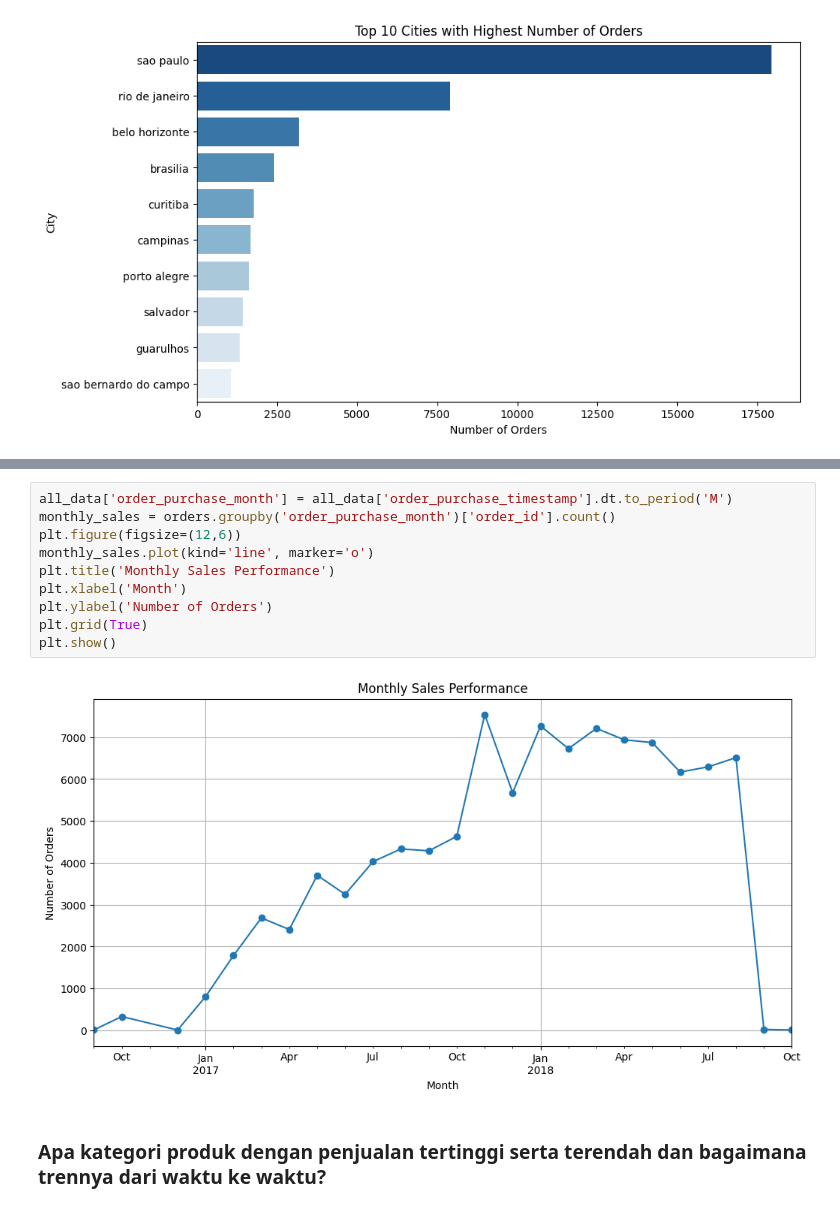
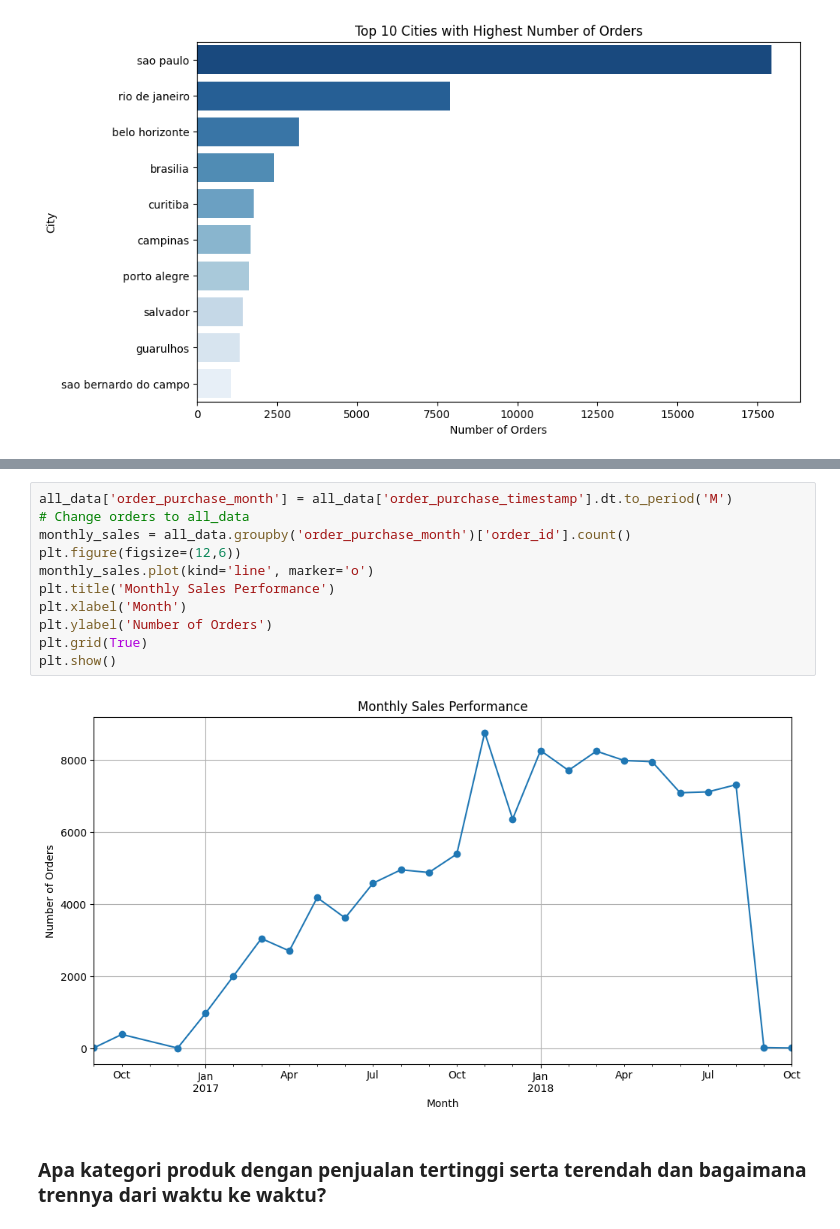
Before and after one commit to raniiirf/submission, a Jupyter notebook: Proyek_Analisis_Data_Maharani_Rizki_F_MC011D5X1270.ipynb, the cells around one changed output, grey strips where cells are left out. Cells and saved outputs as stored; diff of their text form.

Commit message:
perubahan pada README.MD dashboard.py dan Proyek_Analisis_Data_Maharani_Rizki_F_MC011D5X1270.ipynb

```diff
--- a/Proyek_Analisis_Data_Maharani_Rizki_F_MC011D5X1270.ipynb
+++ b/Proyek_Analisis_Data_Maharani_Rizki_F_MC011D5X1270.ipynb
@@ -819,16 +819,17 @@ monthly_orders_df
 | 24 | 2018-10 | 4 | 4 |
 # %%
 all_data['order_purchase_month'] = all_data['order_purchase_timestamp'].dt.to_period('M')
-monthly_sales = orders.groupby('order_purchase_month')['order_id'].count()
+# Change orders to all_data
+monthly_sales = all_data.groupby('order_purchase_month')['order_id'].count()
 plt.figure(figsize=(12,6))
 monthly_sales.plot(kind='line', marker='o')
 plt.title('Monthly Sales Performance')
 plt.xlabel('Month')
 plt.ylabel('Number of Orders')
 plt.grid(True)
 plt.show()
 # %% [output]
-[figure, old version]
+[figure, new version]
 # %% [markdown]
 ### Apa kategori produk dengan penjualan tertinggi serta terendah dan bagaimana trennya dari waktu ke waktu?
 # %%
```
Also changed, not shown: parts of 15 cells of this notebook, 2 other files.
